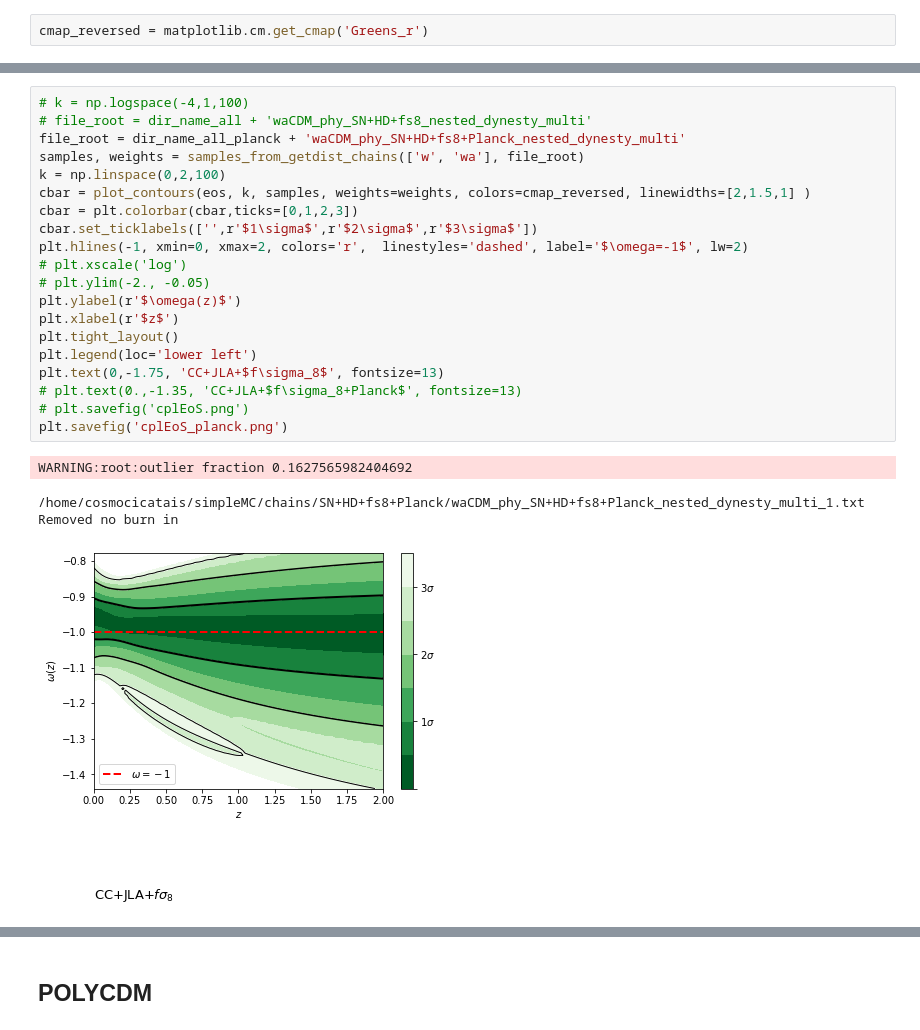
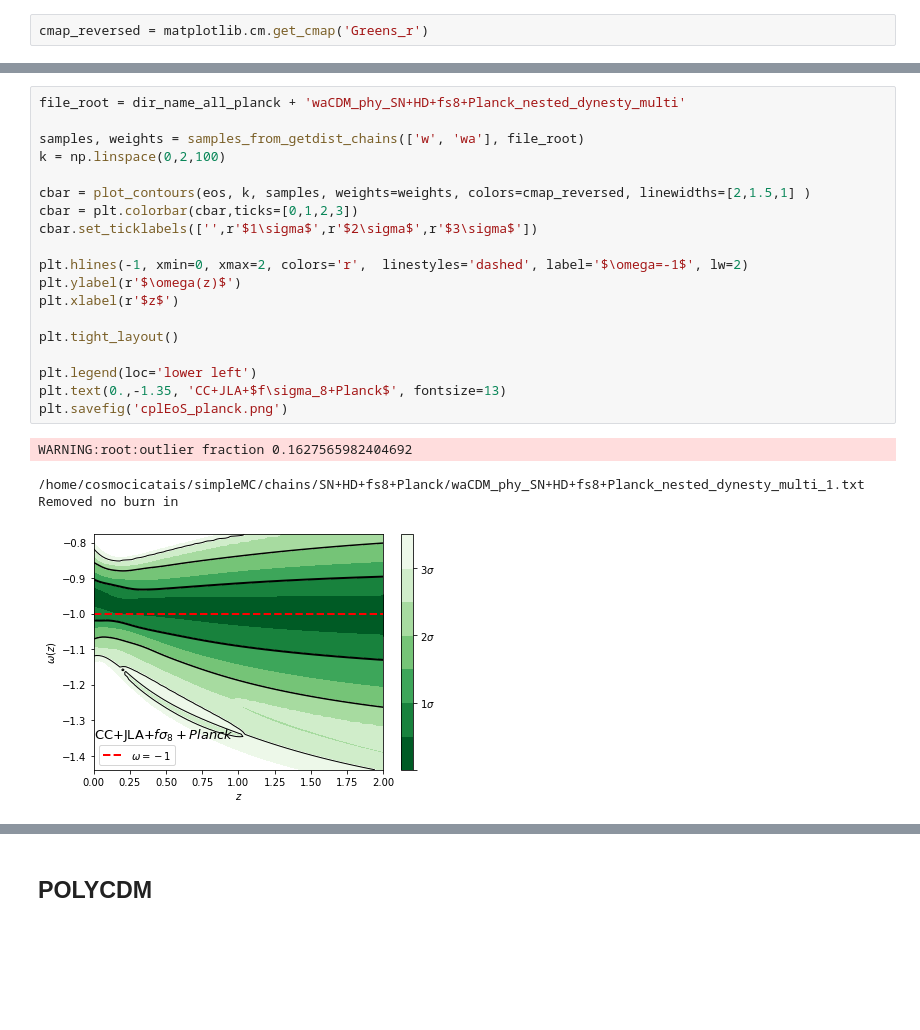
Before and after one commit to igomezv/neuralCosmoReconstruction, a Jupyter notebook: notebooks/getdist_waCDM_crann.ipynb, the cells around one changed output, grey strips where cells are left out. Saved outputs shown, nothing was run; the diff lists cells and outputs as text; blank space fills up the shorter version.

Commit message:
update plots

```diff
--- a/notebooks/getdist_waCDM_crann.ipynb
+++ b/notebooks/getdist_waCDM_crann.ipynb
@@ -1107,25 +1115,24 @@ cmap_reversed = matplotlib.cm.get_cmap('Greens_r')
 # %%
-# k = np.logspace(-4,1,100)
-# file_root = dir_name_all + 'waCDM_phy_SN+HD+fs8_nested_dynesty_multi'
 file_root = dir_name_all_planck + 'waCDM_phy_SN+HD+fs8+Planck_nested_dynesty_multi'
+
 samples, weights = samples_from_getdist_chains(['w', 'wa'], file_root)
 k = np.linspace(0,2,100)
+
 cbar = plot_contours(eos, k, samples, weights=weights, colors=cmap_reversed, linewidths=[2,1.5,1] )
 cbar = plt.colorbar(cbar,ticks=[0,1,2,3])
 cbar.set_ticklabels(['',r'$1\sigma$',r'$2\sigma$',r'$3\sigma$'])
+
 plt.hlines(-1, xmin=0, xmax=2, colors='r',  linestyles='dashed', label='$\omega=-1$', lw=2)
-# plt.xscale('log')
-# plt.ylim(-2., -0.05)
 plt.ylabel(r'$\omega(z)$')
 plt.xlabel(r'$z$')
+
 plt.tight_layout()
+
 plt.legend(loc='lower left')
-plt.text(0,-1.75, 'CC+JLA+$f\sigma_8$', fontsize=13)
-# plt.text(0.,-1.35, 'CC+JLA+$f\sigma_8+Planck$', fontsize=13)
-# plt.savefig('cplEoS.png')
+plt.text(0.,-1.35, 'CC+JLA+$f\sigma_8+Planck$', fontsize=13)
 plt.savefig('cplEoS_planck.png')
 # %% [output]
 WARNING:root:outlier fraction 0.1627565982404692
 /home/cosmocicatais/simpleMC/chains/SN+HD+fs8+Planck/waCDM_phy_SN+HD+fs8+Planck_nested_dynesty_multi_1.txt
 Removed no burn in
-[figure, old version]
+[figure, new version]
```
Also changed, not shown: parts of 32 cells of this notebook, 1 other file.
